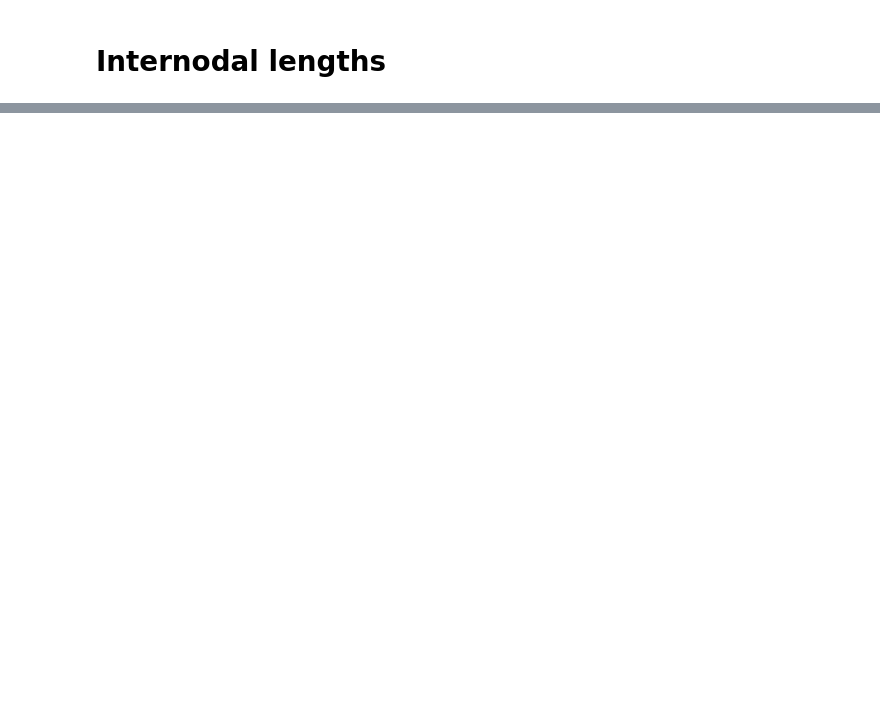
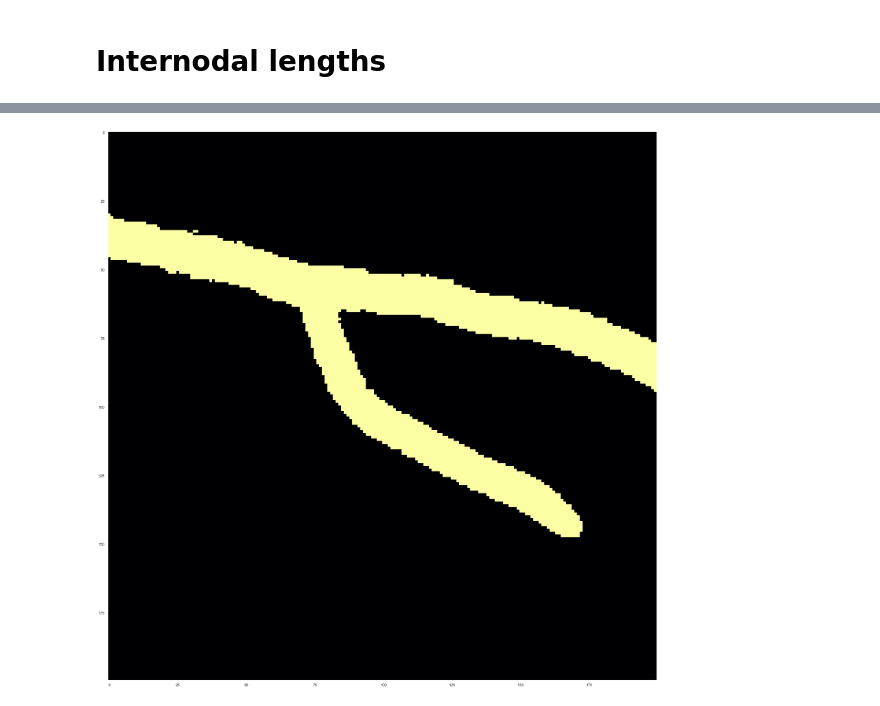
Before and after one commit to jcd12/imaging-biobuilders, a Jupyter notebook: playing around.ipynb, the cells around one changed output, grey strips where cells are left out. Cells and saved outputs as stored; diff of their text form; code cells hidden in the pictures; blank space fills up the shorter version.

```diff
--- a/playing around.ipynb
+++ b/playing around.ipynb
@@ -413,0 +463,9 @@ curvature_mask = morphology.dilation(curvature_mask, morphology.square(7))
+# %%
+bin_small = bin_img[3500:3700, 2850:3050]
+
+f, ax = plt.subplots(figsize=[40,30])
+
+ax.imshow(bin_small, cmap="inferno", interpolation="none")
+plt.grid(None)
+# %% [output]
+[figure, added]
```
Also changed, not shown: parts of 18 cells of this notebook, 1 other file.
